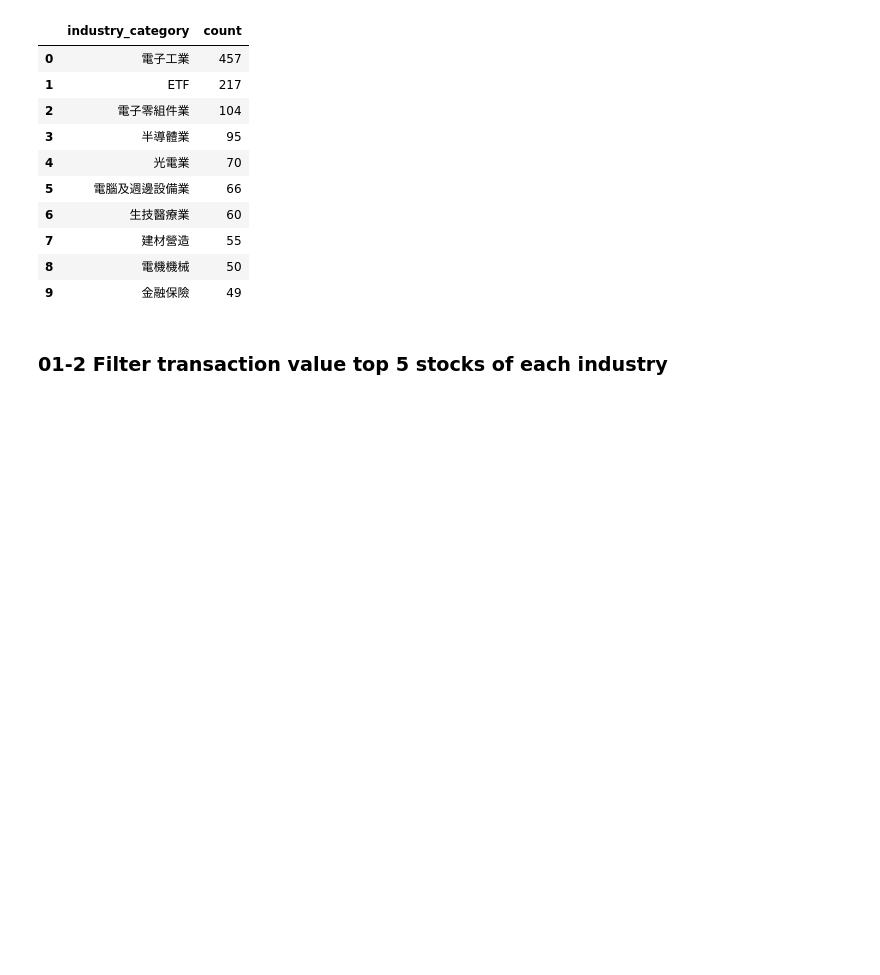
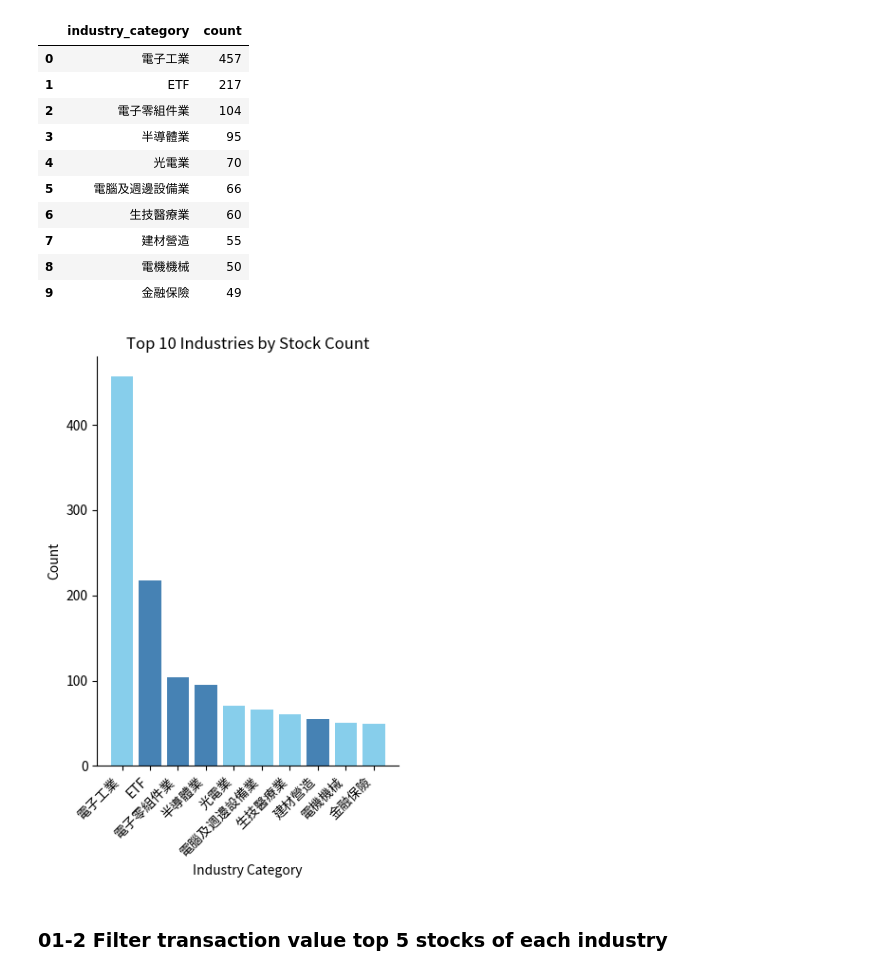
Before and after one commit to Chu-c-git/Automated_Trading_System, a Jupyter notebook: backend/data_preprocess/test_function.ipynb, the cells around one changed output. Drawn from its saved outputs; the diff is of its cells as text; code cells hidden in the pictures; blank space fills up the shorter version.

```diff
--- a/backend/data_preprocess/test_function.ipynb
+++ b/backend/data_preprocess/test_function.ipynb
@@ -202,6 +202,28 @@ df_top10_industries
 | 7 | 建材營造 | 55 |
 | 8 | 電機機械 | 50 |
 | 9 | 金融保險 | 49 |
+# %%
+import matplotlib.pyplot as plt
+import matplotlib.font_manager as fm
+
+plt.rcParams['font.family'] = 'Noto Sans CJK SC'
+plt.rcParams['axes.unicode_minus'] = False
+high_light = ['ETF',  '建材營造', '電子零組件業', '半導體業', '通信網路業']
+colors = ['skyblue' if industry not in high_light else 'steelblue' for industry in df_top10_industries['industry_category']]
+
+# plot top 10 industries and their counts
+fig, ax = plt.subplots(figsize=(4, 6))
+ax.bar(df_top10_industries['industry_category'], df_top10_industries['count'], color=colors)
+ax.set_xlabel('Industry Category')
+ax.set_ylabel('Count')
+ax.set_title('Top 10 Industries by Stock Count')
+ax.set_xticklabels(df_top10_industries['industry_category'], rotation=45, ha='right')
+ax.spines['top'].set_visible(False)
+ax.spines['right'].set_visible(False)
+plt.tight_layout()
+plt.show()
+# %% [output]
+[figure, added]
 # %% [markdown]
 ### 01-2 Filter transaction value top 5 stocks of each industry
 # %%
```
Also changed, not shown: parts of 3 cells of this notebook, 2 other files.
